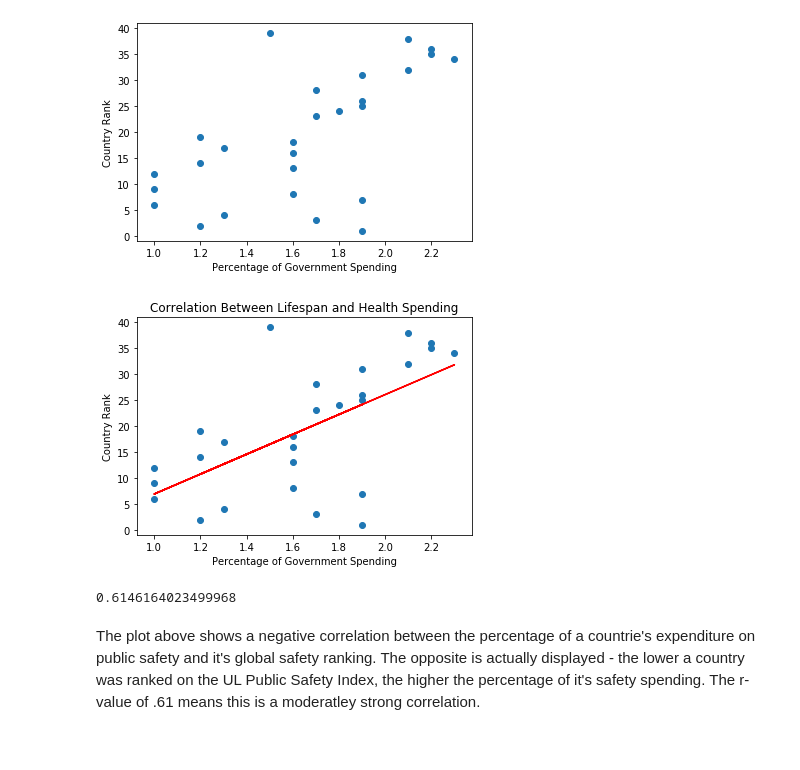
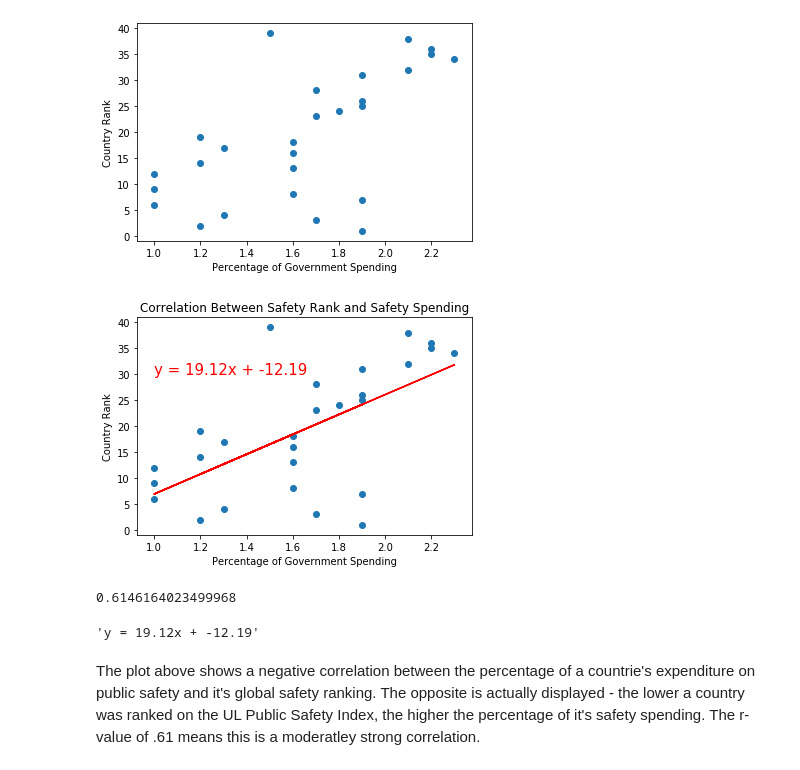
Before and after one commit to brettkfuller/govspending_project1_team5, a Jupyter notebook: project1_team5_template_brett.ipynb, the cells around one changed output. Cells and saved outputs as stored; diff of their text form; code cells hidden in the pictures.

```diff
--- a/project1_team5_template_brett.ipynb
+++ b/project1_team5_template_brett.ipynb
@@ -256,21 +267,28 @@ plt.show()
 # %%
 x_values = reducedsafety_df['Expenditure on public order & safety']
 y_values = reducedsafety_df['Rank']
 (slope, intercept, rvalue, pvalue, stderr) = linregress(x_values, y_values)
 regress_values = x_values * slope + intercept
+line_eq = f"y = {round(slope, 2)}x + {round(intercept,2)}"
 plt.scatter(x_values,y_values)
 plt.plot(x_values,regress_values,"r-")
-# plt.annotate("Hello", (6, 10), fontsize=15,color="red")
+plt.annotate(line_eq, (1, 30), fontsize=15,color="red")
 plt.xlabel('Percentage of Government Spending')
 plt.ylabel('Country Rank')
-plt.title('Correlation Between Lifespan and Health Spending')
+plt.title('Correlation Between Safety Rank and Safety Spending')
+plt.savefig("Safety.png")
 plt.show()
 # %% [output]
-[figure, old version]
+[figure, new version]
 # %%
 rvalue
 # %% [output]
 0.6146164023499968
+# %%
+line_eq = f"y = {round(slope, 2)}x + {round(intercept,2)}"
+line_eq
+# %% [output]
+'y = 19.12x + -12.19'
 # %% [markdown]
 The plot above shows a negative correlation between the percentage of a countrie's expenditure on public safety and it's global safety ranking. The opposite is actually displayed - the lower a country was ranked on the UL Public Safety Index, the higher the percentage of it's safety spending. The r-value of .61 means this is a moderatley strong correlation.
 # %% [markdown]
```
Also changed, not shown: parts of 4 cells of this notebook, 3 other files.
